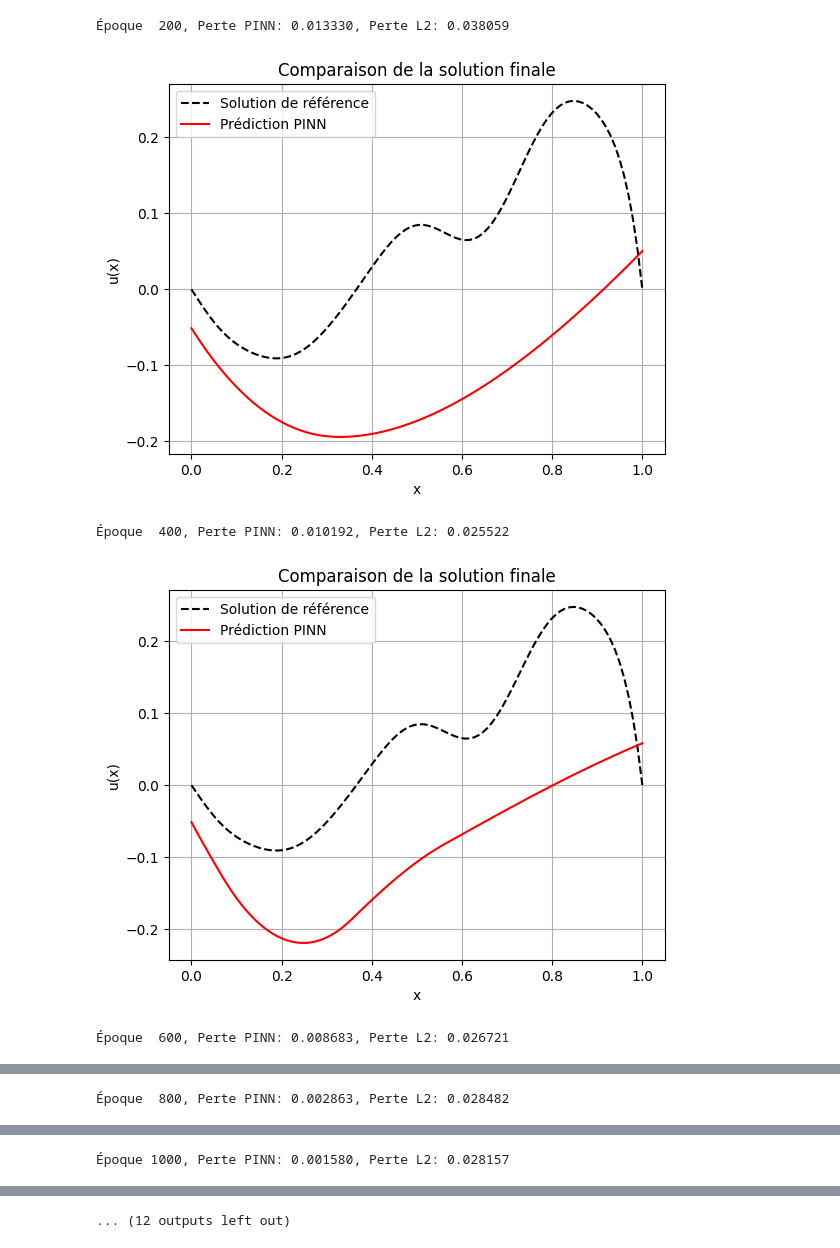
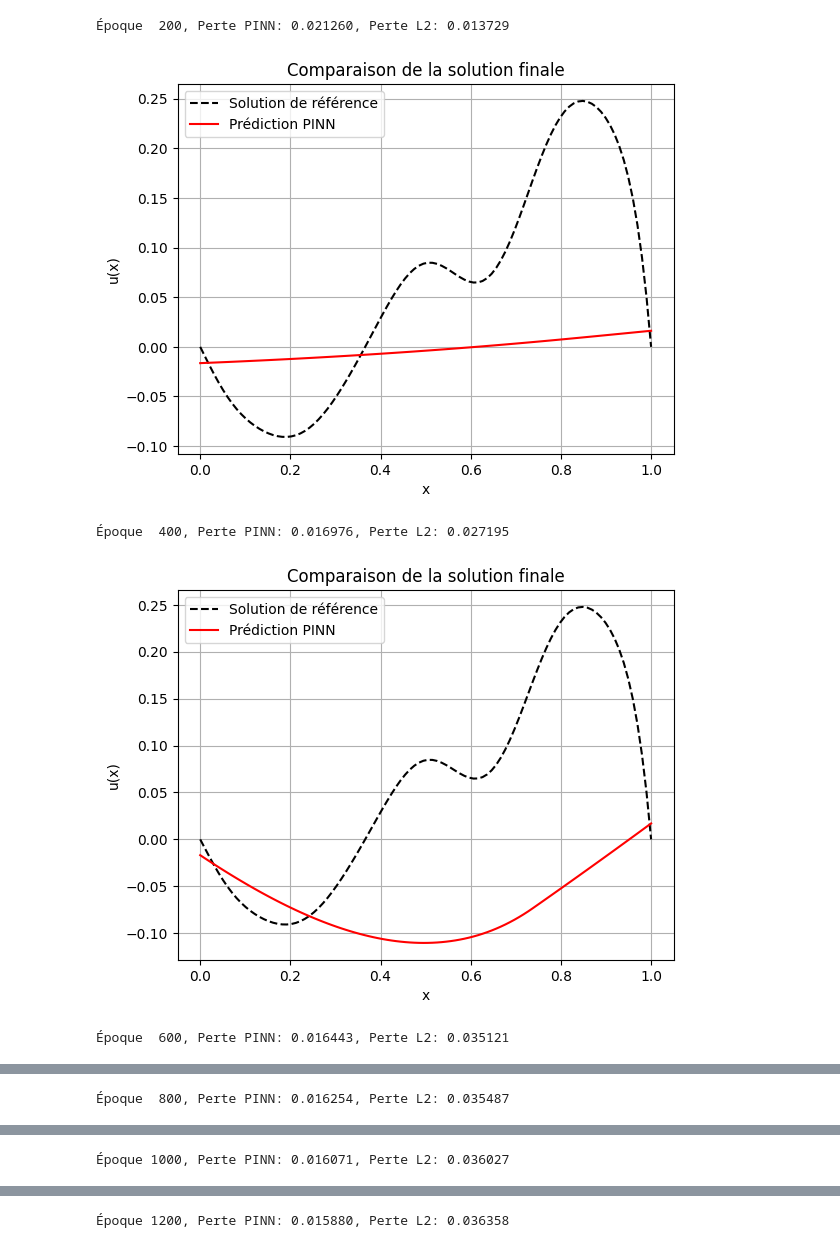
Before and after one commit to janisaiad/summerschool, a Jupyter notebook: notebooks/janis/naive_pinn.ipynb, the cells around one changed output, grey strips where cells are left out. Drawn from its saved outputs; the diff is of its cells as text; code cells hidden in the pictures.

```diff
--- a/notebooks/janis/naive_pinn.ipynb
+++ b/notebooks/janis/naive_pinn.ipynb
@@ -47,7 +47,7 @@ sol_tensor = tf.cast(tf.reshape(sol_func, (-1, 1)), tf.float32)
 
 # --- 3. Configuration de l'entraînement ---
 model = create_pinn_model()
-optimizer = tf.keras.optimizers.Adam(learning_rate=0.001)
+optimizer = tf.keras.optimizers.Adam(learning_rate=0.01)
 coeff = tf.constant([[-0.01, 0.2, 0]], dtype=tf.float32)
 
 # --- 4. Boucle d'entraînement simple ---
@@ -78,7 +78,7 @@ for epoch in range(2001): # 2000 époques
         loss_bc = tf.square(u_at_0) + tf.square(u_at_1)
 
         # Perte totale
-        total_loss = loss_pde + 0.1*loss_bc
+        total_loss = loss_pde + 0.5*loss_bc
 
     # nous mettons à jour les poids du réseau
     grads = tape.gradient(total_loss, model.trainable_variables)
@@ -121,5 +121,5 @@ Début de l'entraînement...
-Époque  200, Perte PINN: 0.013330, Perte L2: 0.038059
+Époque  200, Perte PINN: 0.021260, Perte L2: 0.013729
-[figure, old version]
+[figure, new version]
-Époque  400, Perte PINN: 0.010192, Perte L2: 0.025522
+Époque  400, Perte PINN: 0.016976, Perte L2: 0.027195
-[figure, old version]
+[figure, new version]
-Époque  600, Perte PINN: 0.008683, Perte L2: 0.026721
+Époque  600, Perte PINN: 0.016443, Perte L2: 0.035121
@@ -127 +127 @@ Début de l'entraînement...
-Époque  800, Perte PINN: 0.002863, Perte L2: 0.028482
+Époque  800, Perte PINN: 0.016254, Perte L2: 0.035487
@@ -129 +129 @@ Début de l'entraînement...
-Époque 1000, Perte PINN: 0.001580, Perte L2: 0.028157
+Époque 1000, Perte PINN: 0.016071, Perte L2: 0.036027
@@ -131 +131 @@ Début de l'entraînement...
-... (12 outputs left out)
+Époque 1200, Perte PINN: 0.015880, Perte L2: 0.036358
```
Also changed, not shown: parts of 1 cell of this notebook, 1 other file.
